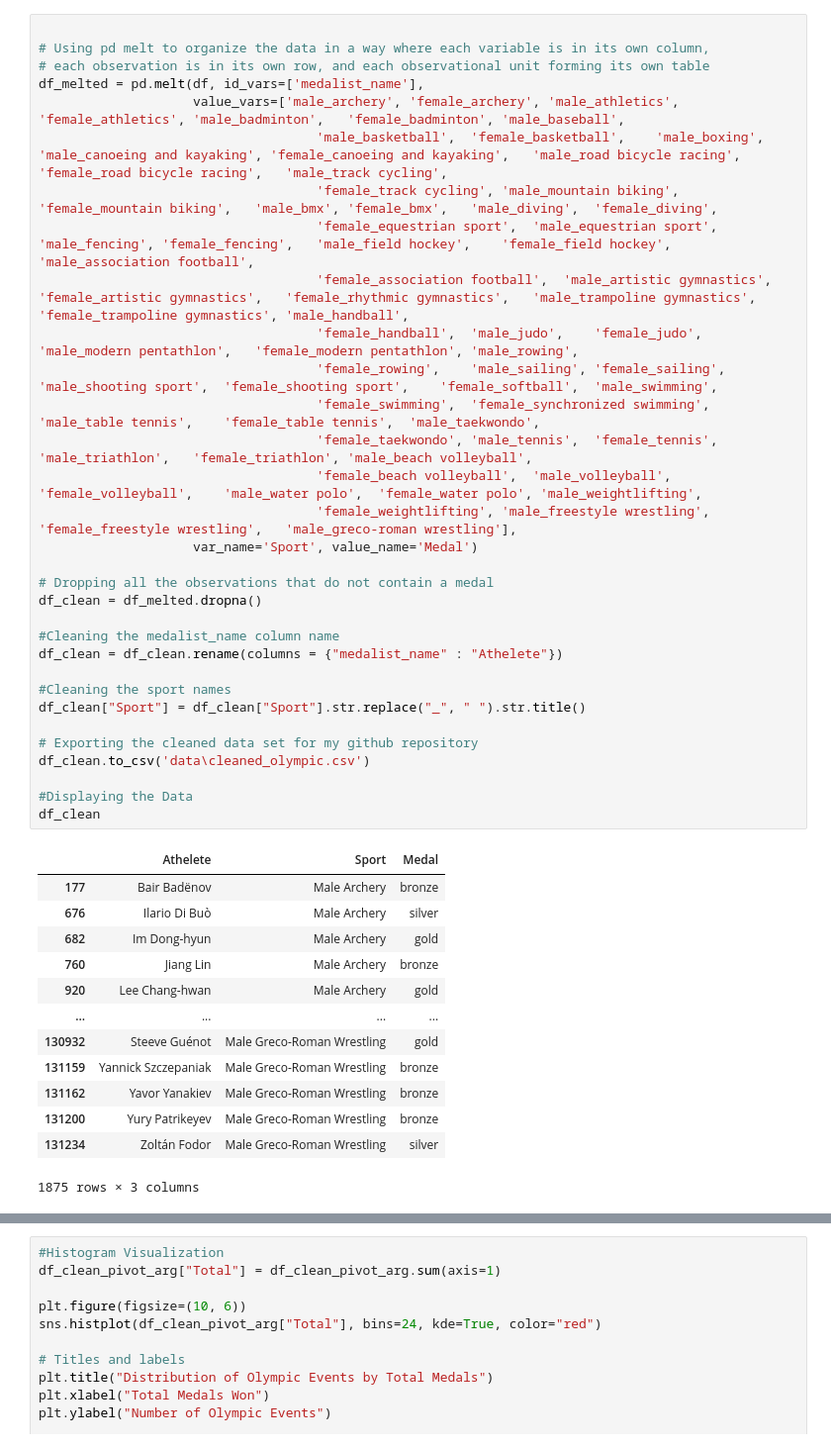
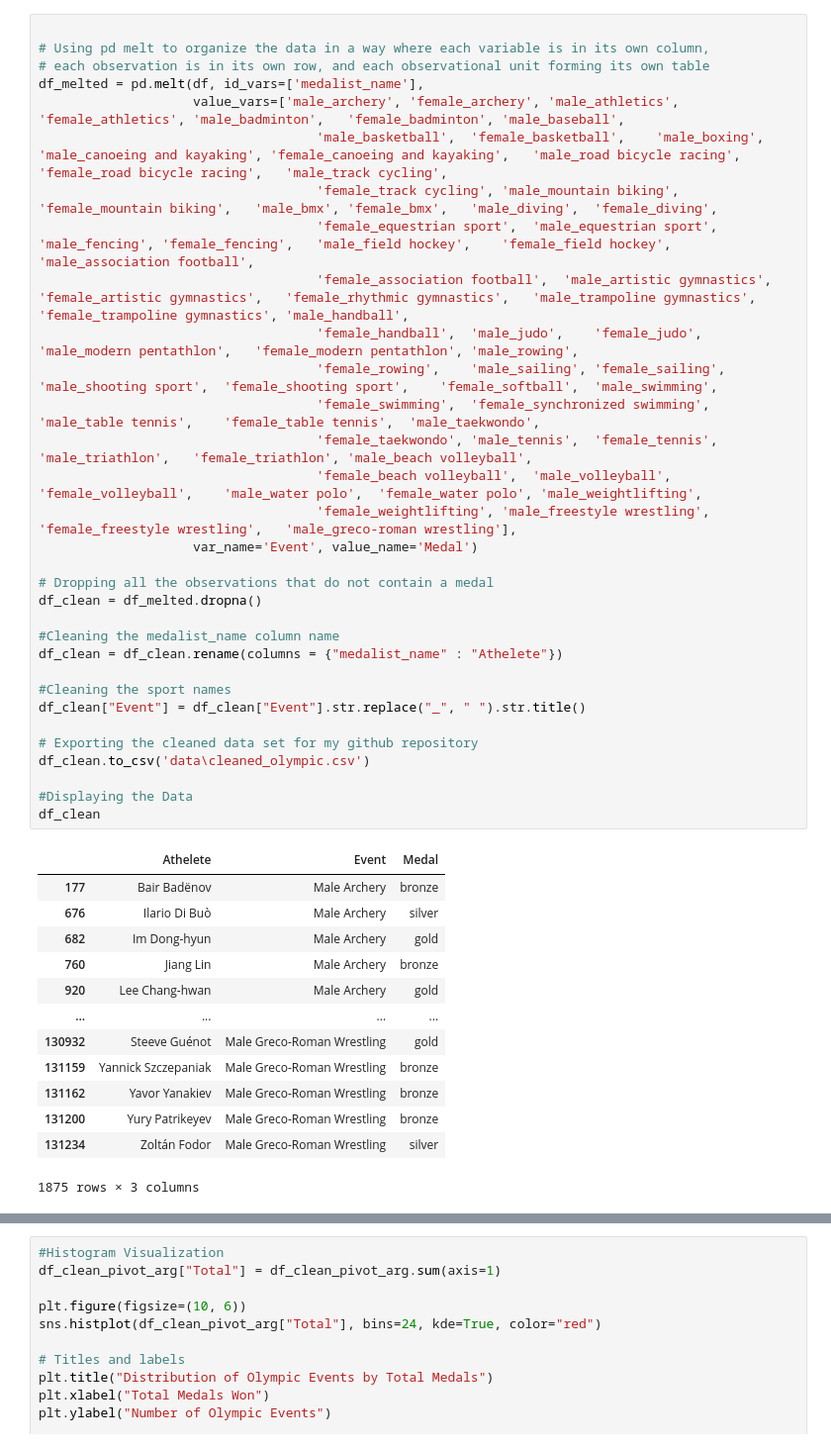
Before and after one commit to roccoperi/PERI-Data-Science-Portfolio, a Jupyter notebook: TidyData-Project/TidyData_Project.ipynb, the cells around one changed output, grey strips where cells are left out. Shown: that part at 99% size. Cells and saved outputs as stored; diff of their text form.

```diff
--- a/TidyData-Project/TidyData_Project.ipynb
+++ b/TidyData-Project/TidyData_Project.ipynb
@@ -34,36 +48,36 @@ print(df.head())
 
 # Using pd melt to organize the data in a way where each variable is in its own column,
 # each observation is in its own row, and each observational unit forming its own table
 df_melted = pd.melt(df, id_vars=['medalist_name'],
                     value_vars=['male_archery', 'female_archery', 'male_athletics',	'female_athletics',	'male_badminton',	'female_badminton',	'male_baseball',
                                    	'male_basketball',	'female_basketball',	'male_boxing',	'male_canoeing and kayaking', 'female_canoeing and kayaking',	'male_road bicycle racing',	'female_road bicycle racing',	'male_track cycling',
                                     'female_track cycling',	'male_mountain biking',	'female_mountain biking',	'male_bmx',	'female_bmx',	'male_diving',	'female_diving',
                                     'female_equestrian sport',	'male_equestrian sport',	'male_fencing',	'female_fencing',	'male_field hockey',	'female_field hockey',	'male_association football',
                                     'female_association football',	'male_artistic gymnastics', 'female_artistic gymnastics',	'female_rhythmic gymnastics',	'male_trampoline gymnastics',	'female_trampoline gymnastics',	'male_handball',
                                     'female_handball',	'male_judo',	'female_judo',	'male_modern pentathlon',	'female_modern pentathlon',	'male_rowing',
                                     'female_rowing',	'male_sailing',	'female_sailing',	'male_shooting sport',	'female_shooting sport',	'female_softball',	'male_swimming',
                                     'female_swimming',	'female_synchronized swimming',	'male_table tennis',	'female_table tennis',	'male_taekwondo',
                                     'female_taekwondo',	'male_tennis',	'female_tennis',	'male_triathlon',	'female_triathlon',	'male_beach volleyball',
                                     'female_beach volleyball',	'male_volleyball',	'female_volleyball',	'male_water polo',	'female_water polo', 'male_weightlifting',
                                     'female_weightlifting',	'male_freestyle wrestling',	'female_freestyle wrestling',	'male_greco-roman wrestling'],
-                    var_name='Sport', value_name='Medal')
+                    var_name='Event', value_name='Medal')
 
 # Dropping all the observations that do not contain a medal
 df_clean = df_melted.dropna()
 
 #Cleaning the medalist_name column name
 df_clean = df_clean.rename(columns = {"medalist_name" : "Athelete"})
 
 #Cleaning the sport names
-df_clean["Sport"] = df_clean["Sport"].str.replace("_", " ").str.title()
+df_clean["Event"] = df_clean["Event"].str.replace("_", " ").str.title()
 
 # Exporting the cleaned data set for my github repository
 df_clean.to_csv('data\cleaned_olympic.csv')
 
 #Displaying the Data
 df_clean
 # %% [output]
-|  | Athelete | Sport | Medal |
+|  | Athelete | Event | Medal |
 | 177 | Bair Badënov | Male Archery | bronze |
 | 676 | Ilario Di Buò | Male Archery | silver |
 | 682 | Im Dong-hyun | Male Archery | gold |
```
Also changed, not shown: parts of 12 cells of this notebook.
